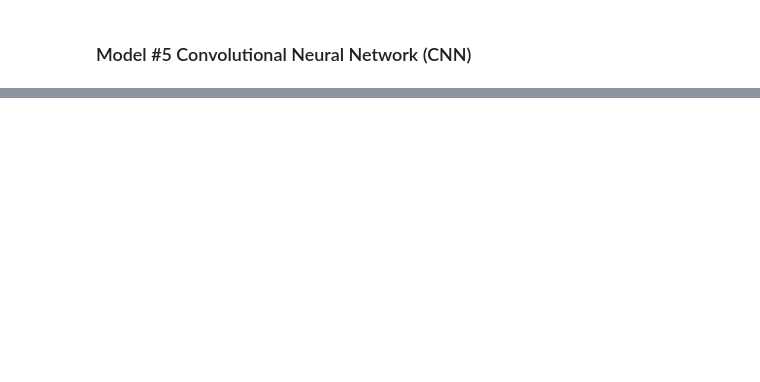
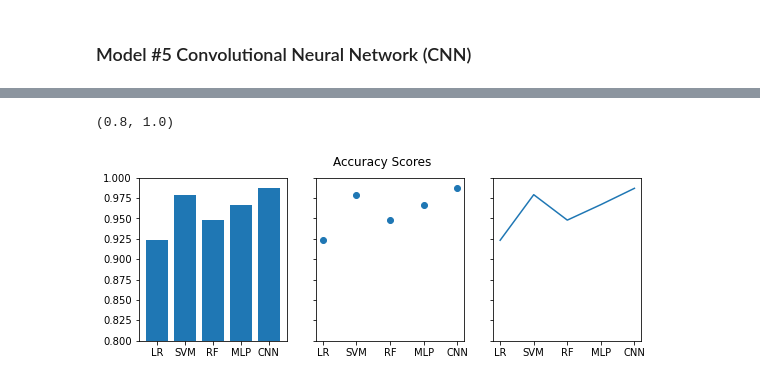
Before and after one commit to MAlejandroVC/Proyecto1, a Jupyter notebook: MNISTProject.ipynb, the cells around one changed output, grey strips where cells are left out. Drawn from its saved outputs; the diff is of its cells as text; code cells hidden in the pictures; blank space fills up the shorter version.

```diff
--- a/MNISTProject.ipynb
+++ b/MNISTProject.ipynb
@@ -306,3 +377,5 @@ accuracy_score(y_test,y_predictRFC)
+# %%
+AS_RF = accuracy_score(y_test,y_predictRF)
 # %% [markdown]
 ### Model #4 Neural Network: MultiLayer Perceptron (MLP)
 # %%
@@ -312,2 +383,2 @@ array([0.9528 , 0.9588 , 0.95795])
 # %%
-accuracy_score(y_test,y_predictMLP)
+AS_MLP = accuracy_score(y_test,y_predictMLP)
@@ -322,3 +391,3 @@ score = CNN.evaluate(X_trainCNN, y_trainCNN)
 # %%
-score = CNN.evaluate(X_testCNN, y_testCNN)
+AS_CNN = CNN.evaluate(X_testCNN, y_testCNN)
 # %% [output]
@@ -325,0 +399,13 @@ score = CNN.evaluate(X_testCNN, y_testCNN)
+# %%
+models = ["LR","SVM", "RF", "MLP", "CNN"]
+AS_values = [AS_LR, AS_SVM, AS_RF, AS_MLP, AS_CNN[1]]
+CV_values = [CV_LR, CV_SVM, CV_RF, CV_MLP, [CV_CNN[1],'-','-']]
+
+data = {"Accuracy Scores": AS_values, "Cross Validations": CV_values}
+df = pd.DataFrame(data, index = models)
+
+dfCV = pd.DataFrame(df['Cross Validations'].to_list(), columns=['CV #1','CV #2','CV #3'], index = models)
+dfCV.insert(0,'CV AVG', dfCV[['CV #1','CV #2','CV #3']].mean(axis=1, numeric_only=True))
+
+dfAcc = pd.concat([df['Accuracy Scores'], dfCV], axis=1)
+dfAcc
@@ -325,0 +438,10 @@ score = CNN.evaluate(X_testCNN, y_testCNN)
+# %%
+fig, axs = plt.subplots(1, 3, figsize=(9, 3), sharey=True)
+axs[0].bar(models, AS_values)
+axs[1].scatter(models, AS_values)
+axs[2].plot(models, AS_values)
+fig.suptitle('Accuracy Scores')
+plt.ylim([0.8, 1])
+# %% [output]
+(0.8, 1.0)
+[figure, added]
```
Also changed, not shown: parts of 46 cells of this notebook.
